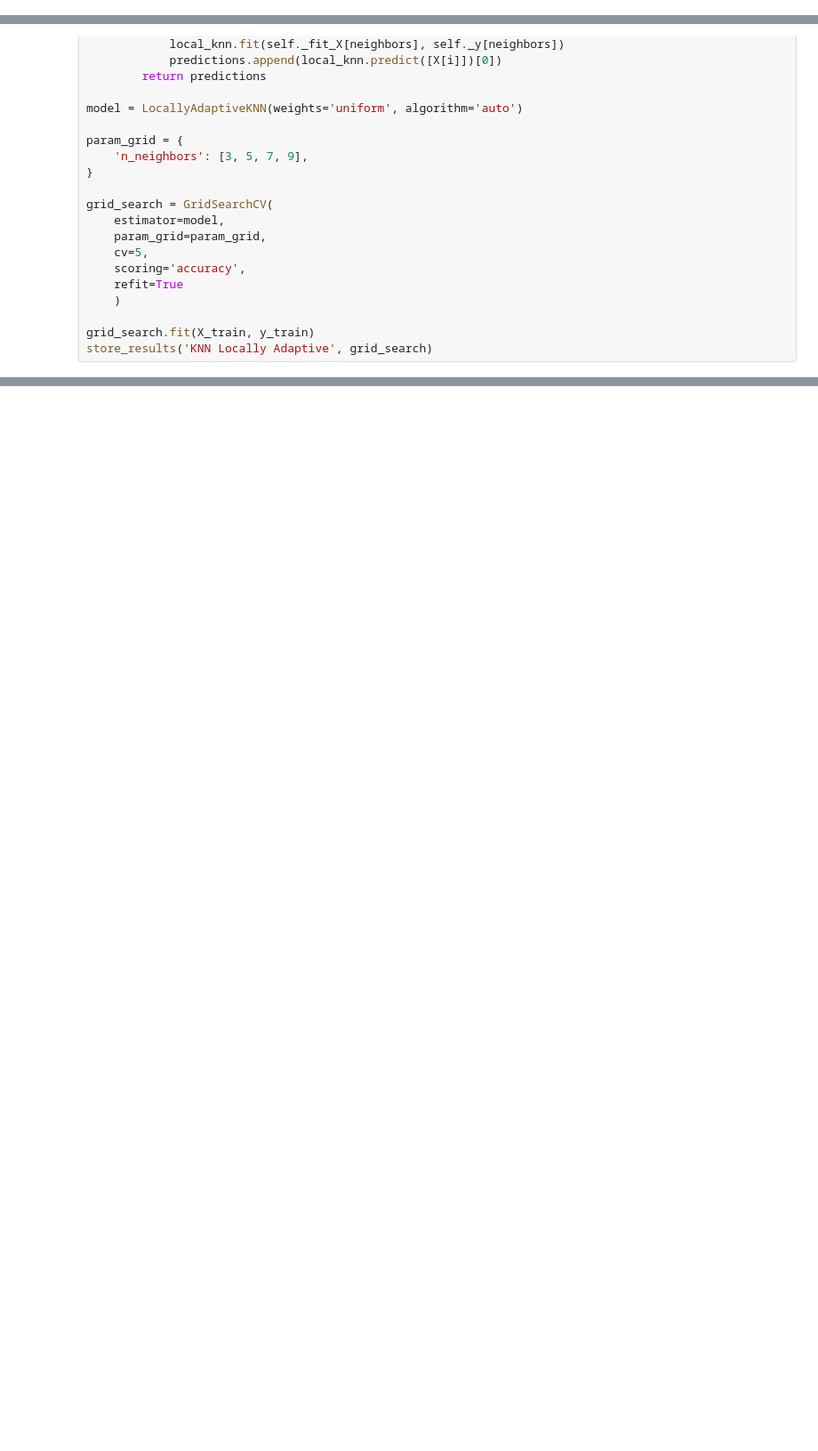
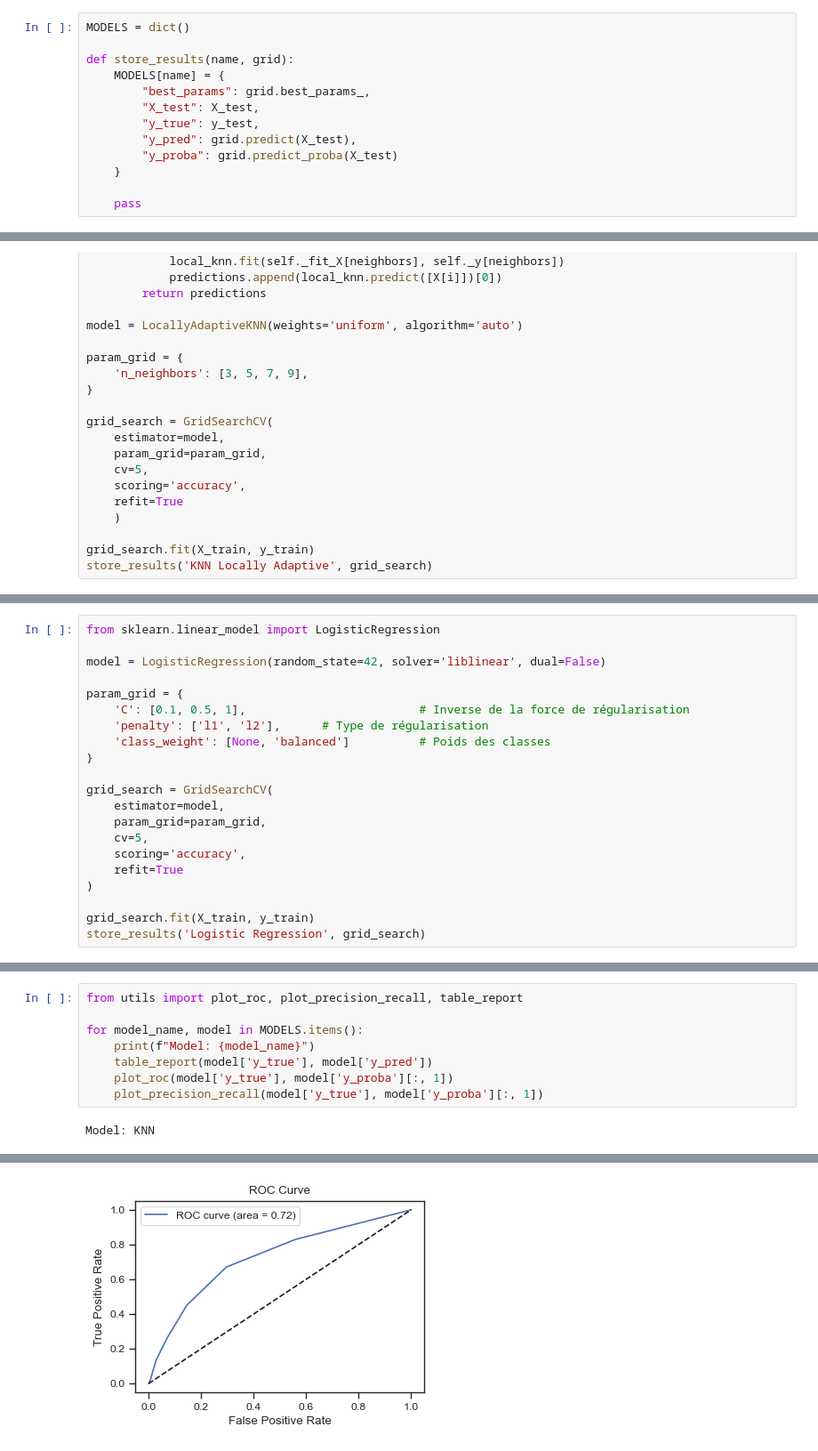
Before and after one commit to mathisdrn/classification-experiments, a Jupyter notebook: src_built/10 - hayes.ipynb, the cells around one changed output, grey strips where cells are left out. Shown at 89% size. Drawn from its saved outputs; the diff is of its cells as text; blank space fills up the shorter version.

```diff
--- a/src_built/10 - hayes.ipynb
+++ b/src_built/10 - hayes.ipynb
@@ -53 +48,14 @@ X_test = scaler.transform(X_test)
+# %%
+MODELS = dict()
+
+def store_results(name, grid):
+    MODELS[name] = {
+        "best_params": grid.best_params_,
+        "X_test": X_test,
+        "y_true": y_test,
+        "y_pred": grid.predict(X_test),
+        "y_proba": grid.predict_proba(X_test)
+    }
+
+    pass
 # %% [markdown]
@@ -404,0 +415,21 @@ La [](#table_report_LR1) montre les résultats de la classification par le modè
+# %%
+from sklearn.linear_model import LogisticRegression
+
+model = LogisticRegression(random_state=42, solver='liblinear', dual=False)
+
+param_grid = {
+    'C': [0.1, 0.5, 1],                         # Inverse de la force de régularisation
+    'penalty': ['l1', 'l2'],      # Type de régularisation
+    'class_weight': [None, 'balanced']          # Poids des classes
+}
+
+grid_search = GridSearchCV(
+    estimator=model,
+    param_grid=param_grid,
+    cv=5,
+    scoring='accuracy',
+    refit=True
+)
+
+grid_search.fit(X_train, y_train)
+store_results('Logistic Regression', grid_search)
@@ -404,0 +448,10 @@ La [](#table_report_LR1) montre les résultats de la classification par le modè
+# %%
+from utils import plot_roc, plot_precision_recall, table_report
+
+for model_name, model in MODELS.items():
+    print(f"Model: {model_name}")
+    table_report(model['y_true'], model['y_pred'])
+    plot_roc(model['y_true'], model['y_proba'][:, 1])
+    plot_precision_recall(model['y_true'], model['y_proba'][:, 1])
+# %% [output]
+Model: KNN
@@ -404,0 +464 @@ La [](#table_report_LR1) montre les résultats de la classification par le modè
+[figure, added]
```
Also changed, not shown: parts of 54 cells of this notebook, 33 other files.
